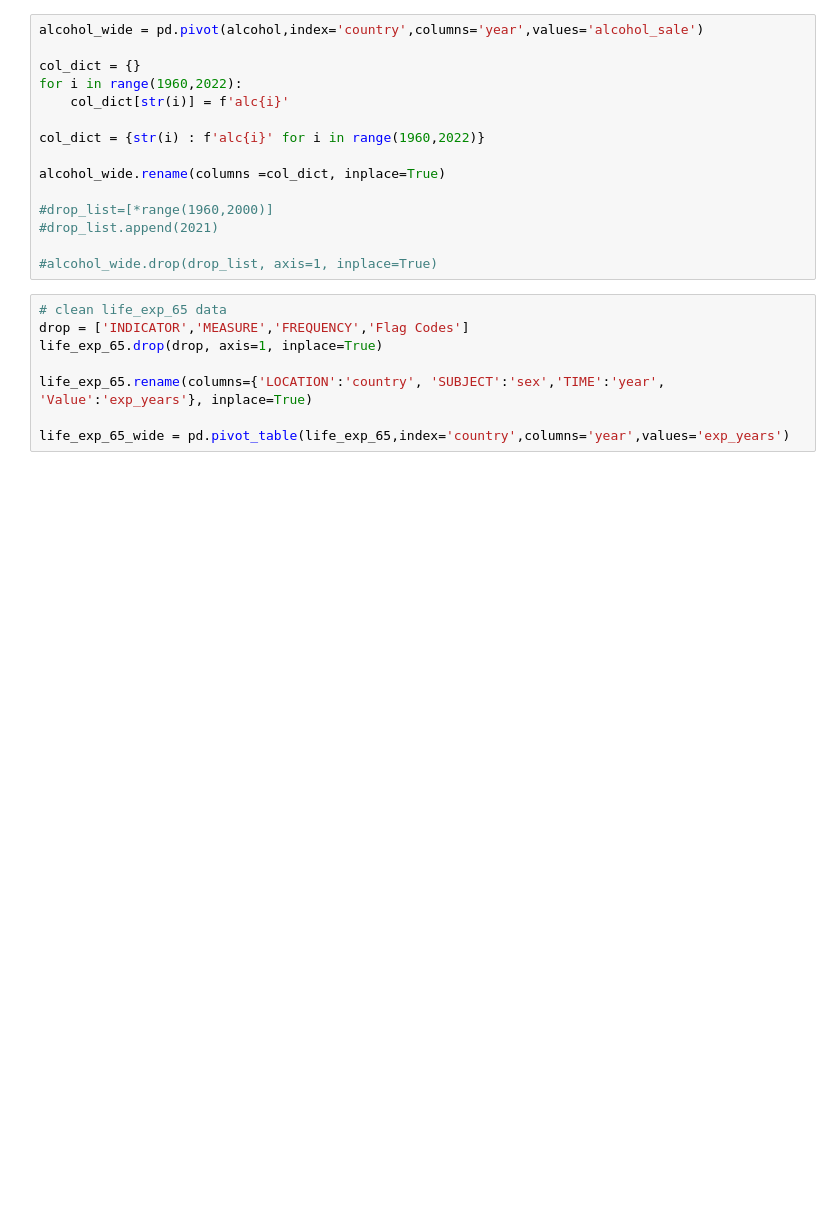
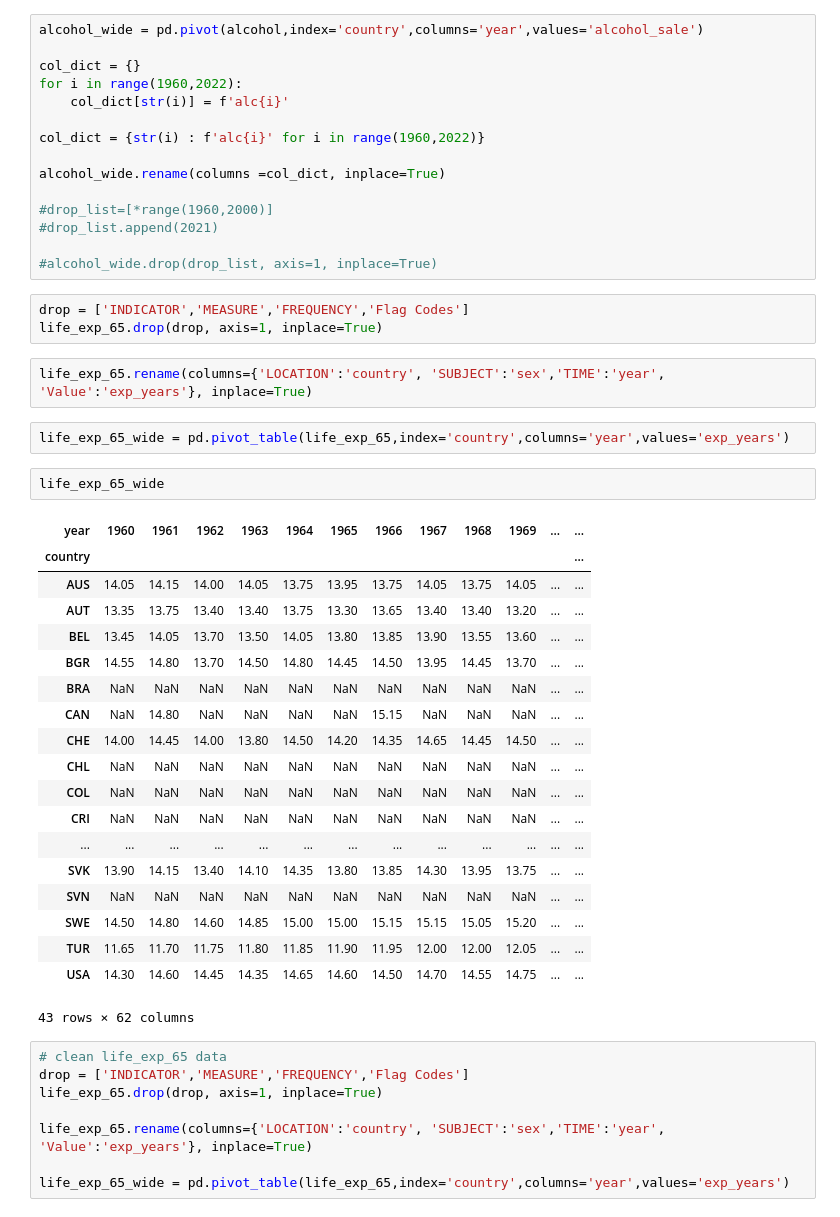
Before and after one commit to NumEconCopenhagen/projects-2023-ida-simone-elin, a Jupyter notebook: dataproject/dataproject.ipynb, the cells around one changed output. Saved outputs shown, nothing was run; the diff lists cells and outputs as text; blank space fills up the shorter version.

```diff
--- a/dataproject/dataproject.ipynb
+++ b/dataproject/dataproject.ipynb
@@ -111,6 +108,35 @@ alcohol_wide.rename(columns =col_dict, inplace=True)
 #drop_list.append(2021)
 
 #alcohol_wide.drop(drop_list, axis=1, inplace=True)
+# %%
+drop = ['INDICATOR','MEASURE','FREQUENCY','Flag Codes']
+life_exp_65.drop(drop, axis=1, inplace=True)
+# %%
+life_exp_65.rename(columns={'LOCATION':'country', 'SUBJECT':'sex','TIME':'year', 'Value':'exp_years'}, inplace=True)
+# %%
+life_exp_65_wide = pd.pivot_table(life_exp_65,index='country',columns='year',values='exp_years')
+# %%
+life_exp_65_wide
+# %% [output]
+| year | 1960 | 1961 | 1962 | 1963 | 1964 | 1965 | 1966 | 1967 | 1968 | 1969 | ... | ... |
+| country |  |  |  |  |  |  |  |  |  |  |  | ... |
+| AUS | 14.05 | 14.15 | 14.00 | 14.05 | 13.75 | 13.95 | 13.75 | 14.05 | 13.75 | 14.05 | ... | ... |
+| AUT | 13.35 | 13.75 | 13.40 | 13.40 | 13.75 | 13.30 | 13.65 | 13.40 | 13.40 | 13.20 | ... | ... |
+| BEL | 13.45 | 14.05 | 13.70 | 13.50 | 14.05 | 13.80 | 13.85 | 13.90 | 13.55 | 13.60 | ... | ... |
+| BGR | 14.55 | 14.80 | 13.70 | 14.50 | 14.80 | 14.45 | 14.50 | 13.95 | 14.45 | 13.70 | ... | ... |
+| BRA | NaN | NaN | NaN | NaN | NaN | NaN | NaN | NaN | NaN | NaN | ... | ... |
+| CAN | NaN | 14.80 | NaN | NaN | NaN | NaN | 15.15 | NaN | NaN | NaN | ... | ... |
+| CHE | 14.00 | 14.45 | 14.00 | 13.80 | 14.50 | 14.20 | 14.35 | 14.65 | 14.45 | 14.50 | ... | ... |
+| CHL | NaN | NaN | NaN | NaN | NaN | NaN | NaN | NaN | NaN | NaN | ... | ... |
+| COL | NaN | NaN | NaN | NaN | NaN | NaN | NaN | NaN | NaN | NaN | ... | ... |
+| CRI | NaN | NaN | NaN | NaN | NaN | NaN | NaN | NaN | NaN | NaN | ... | ... |
+| ... | ... | ... | ... | ... | ... | ... | ... | ... | ... | ... | ... | ... |
+| SVK | 13.90 | 14.15 | 13.40 | 14.10 | 14.35 | 13.80 | 13.85 | 14.30 | 13.95 | 13.75 | ... | ... |
+| SVN | NaN | NaN | NaN | NaN | NaN | NaN | NaN | NaN | NaN | NaN | ... | ... |
+| SWE | 14.50 | 14.80 | 14.60 | 14.85 | 15.00 | 15.00 | 15.15 | 15.15 | 15.05 | 15.20 | ... | ... |
+| TUR | 11.65 | 11.70 | 11.75 | 11.80 | 11.85 | 11.90 | 11.95 | 12.00 | 12.00 | 12.05 | ... | ... |
+| USA | 14.30 | 14.60 | 14.45 | 14.35 | 14.65 | 14.60 | 14.50 | 14.70 | 14.55 | 14.75 | ... | ... |
+43 rows × 62 columns
 # %%
 # clean life_exp_65 data
 drop = ['INDICATOR','MEASURE','FREQUENCY','Flag Codes']
```
Also changed, not shown: parts of 4 cells of this notebook, 1 other file.
